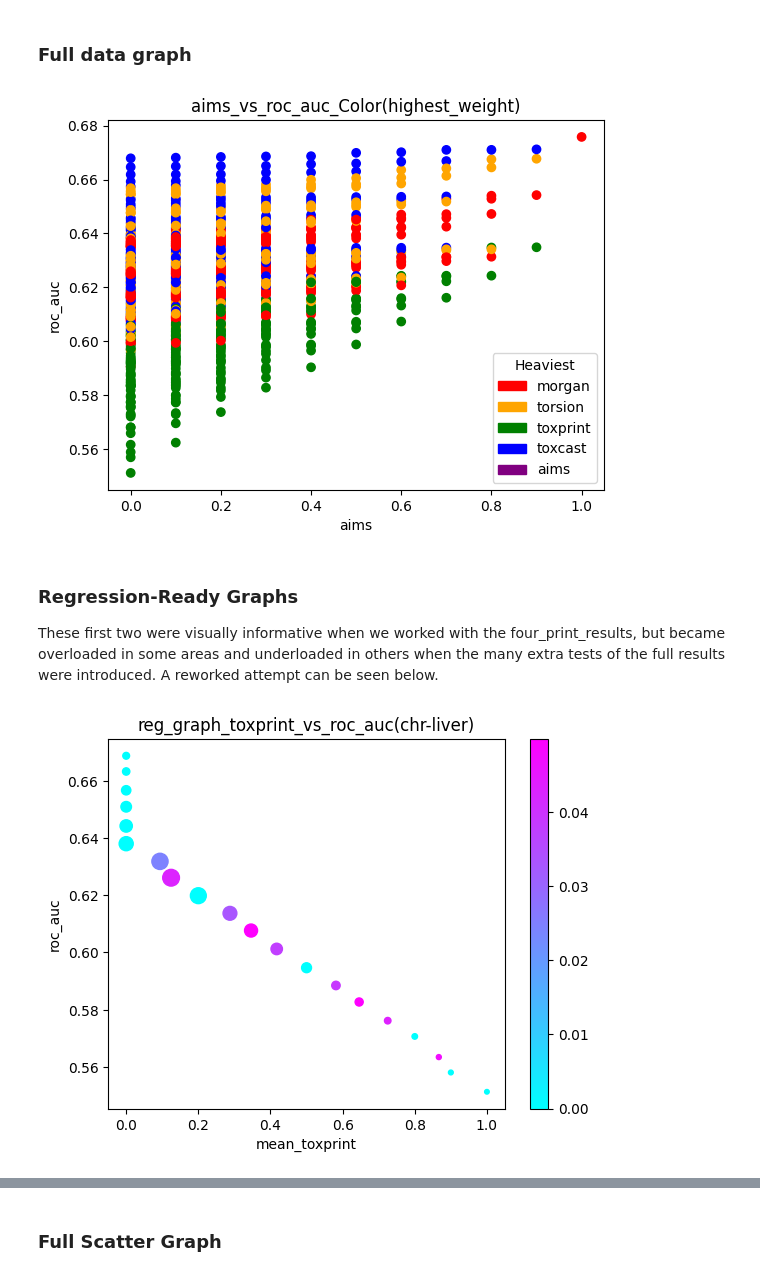
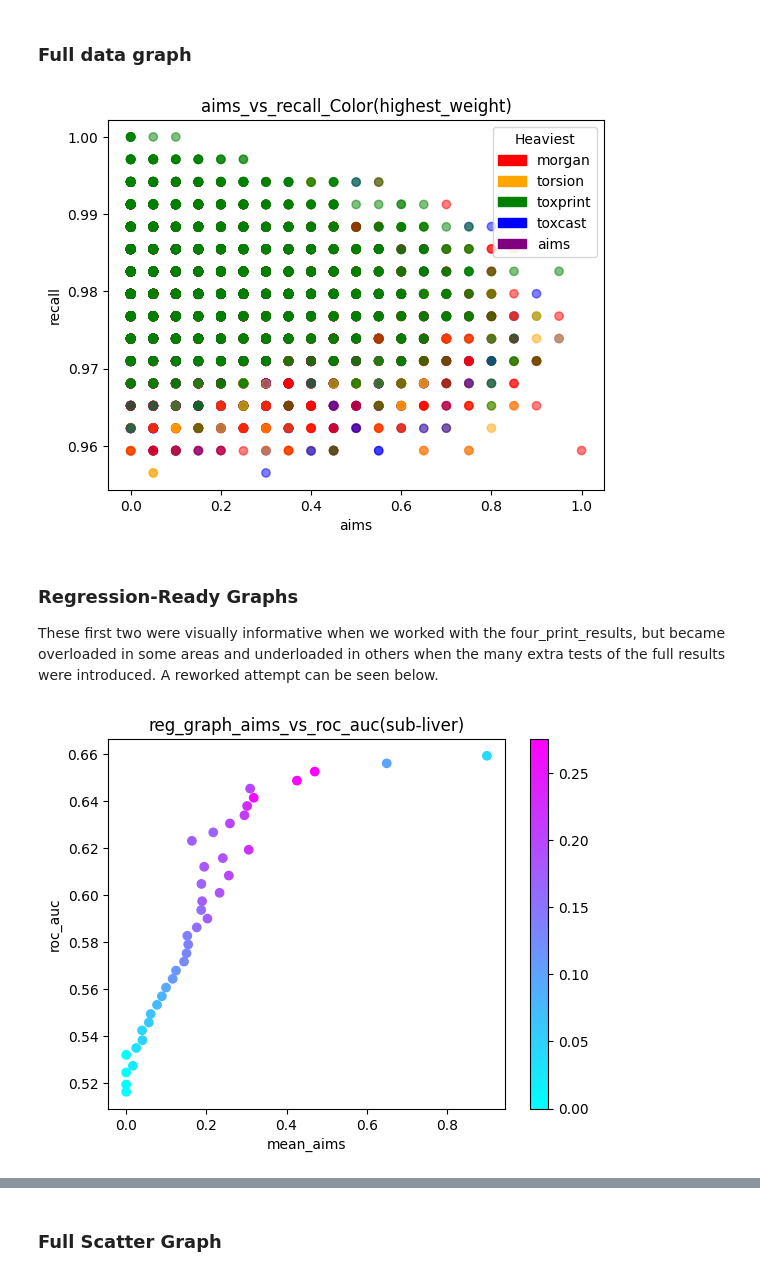
Before and after one commit to patlewig/genra-hybrid, a Jupyter notebook: notebooks/03-ajl-data_analysis.ipynb, the cells around one changed output, grey strips where cells are left out. Saved outputs shown, nothing was run; the diff lists cells and outputs as text; code cells hidden in the pictures.

```diff
--- a/notebooks/03-ajl-data_analysis.ipynb
+++ b/notebooks/03-ajl-data_analysis.ipynb
@@ -3,10 +3,16 @@
 # %%
 import pandas as pd
 import numpy
+import os
 
-endpoint = "chr-liver"
+endpoint = "sub-liver"
+increment = 5
 
-full_df = pd.read_csv(f"../references/full_print_results/{endpoint}/big_results_percentages.csv")
+full_df = pd.read_csv(f"../references/full_print_results/{endpoint}/big_results_percentages{increment}.csv")
 full_df = full_df.drop(columns = {"Unnamed: 0"})
+
+if not os.path.exists(f"..references/full_print_results/{endpoint}/full_scatters"):
+    for folder in ["full_scatters", "Highlights", "multi-scores", "reg1_graphs", "reg2_graphs", "reg3_graphs", "strat_graphs"]:
+        os.mkdir(f"../references/full_print_results/{endpoint}/{folder}")
 # %%
 full_df[['param_hybrid_weights','split0_test_accuracy',
@@ -158,7 +146,7 @@ roc_df.head(10)
 ## Graph Generation
 # %%
 #Master test variable settings, for generating graphs with given settings from all cells
-test_variables = {"x":"aims", "y":"accuracy", "c":"aims"}
+test_variables = {"x":"aims", "y":"accuracy", "c":"toxcast"}
 # %% [markdown]
 ### Stratified Graphs
 # %%
@@ -168,7 +156,7 @@ import matplotlib.pyplot as plt
 # appear to be linear, so such a regression may not be the best choice
 
 #Accuracy strata
-test_variables["y"] = "toxprint"
+test_variables["y"] = "accuracy"
 plt.scatter(x = accuracy_df[test_variables["x"]], y= accuracy_df["mean_test_accuracy"], c= accuracy_df[test_variables["c"]], cmap = "YlOrRd")
 plt.colorbar()
 plt.xlabel(test_variables["x"])
@@ -223,29 +211,29 @@ plt.show()
 # %%
 #Full data set comparisons
 import matplotlib.patches as mpatches
 
 df = df.reset_index(drop=True)
-test_variables["y"] = "roc_auc"
+test_variables["y"] = "recall"
 
 color_map = {"morgan":"red", "torsion":"orange", "toxprint":"green", "toxcast":"blue", "aims":"purple"}
 color_list = []
 for i in range(0,len(df)):
     measures = {"morgan":df["morgan"][i], "torsion":df["torsion"][i], "toxprint":df["toxprint"][i], "toxcast":df["toxcast"][i], "aims":df["aims"][i]}
     measures.pop(test_variables['x'])
     max_spot = list(measures.values()).index(max(measures.values()))
     color_list.append(color_map[list(measures.keys())[max_spot]])
 
-plt.scatter(x = df[test_variables["x"]], y= df[f"mean_test_{test_variables["y"]}"], c= color_list)
+plt.scatter(x = df[test_variables["x"]], y= df[f"mean_test_{test_variables["y"]}"], c= color_list, alpha=0.5)
 plt.xlabel(test_variables["x"])
 plt.ylabel(test_variables["y"])
 legend = [mpatches.Patch(color = value, label = key) for key, value in color_map.items()]
 title = f"{test_variables["x"]}_vs_{test_variables["y"]}_Color(highest_weight)"
 plt.title(title)
 plt.legend(title = "Heaviest", handles = legend)
 plt.savefig(f"../references/full_print_results/{endpoint}/full_scatters/{title}_scatter.png")
 plt.show()
 # %% [output]
-[figure, old version]
+[figure, new version]
 # %% [markdown]
 ### Regression-Ready Graphs
 These first two were visually informative when we worked with the four_print_results, but became overloaded in some areas and underloaded in others when the many extra tests of the full results were introduced. A reworked attempt can be seen below.
@@ -263,8 +251,8 @@ minimum = min(df[f"mean_test_{score}"])
 maximum = max(df[f"mean_test_{score}"])
 data_range = maximum -minimum
 
-for i in arange(minimum, maximum, data_range/20):
-    selection = df.loc[(df[f"mean_test_{score}"] < i+data_range/40) & (df[f"mean_test_{score}"] >= i-data_range/40)]
+for i in arange(minimum, maximum, data_range/40):
+    selection = df.loc[(df[f"mean_test_{score}"] < i+data_range/80) & (df[f"mean_test_{score}"] >= i-data_range/80)]
     selection_weight = selection[weight]
     selection_score = selection[f"mean_test_{score}"]
     if len(selection) > 0:
@@ -279,7 +267,7 @@ avg_df = pd.DataFrame(averages)
 
 #Color bar will show how many data points from the main data frame contribute to each plotted point
 #to demonstrate some estimate of confidence
-plt.scatter(x = avg_df[weight], y = avg_df[score], c = avg_df["std"], cmap = "cool", s = avg_df["size"]+10)
+plt.scatter(x = avg_df[weight], y = avg_df[score], c = avg_df["std"], cmap = "cool", )
 plt.colorbar()
 plt.xlabel("mean_"+weight)
 plt.ylabel(score)
@@ -288,7 +276,7 @@ plt.title(title)
 plt.savefig(f"../references/full_print_results/{endpoint}/reg1_graphs/{title}.png")
 plt.show()
 # %% [output]
-[figure, old version]
+[figure, new version]
 # %%
 #For each possible weight of a fingerprint, plot average performance by score
 score = "roc_auc"
```
Also changed, not shown: parts of 16 cells of this notebook, 1 other file.
